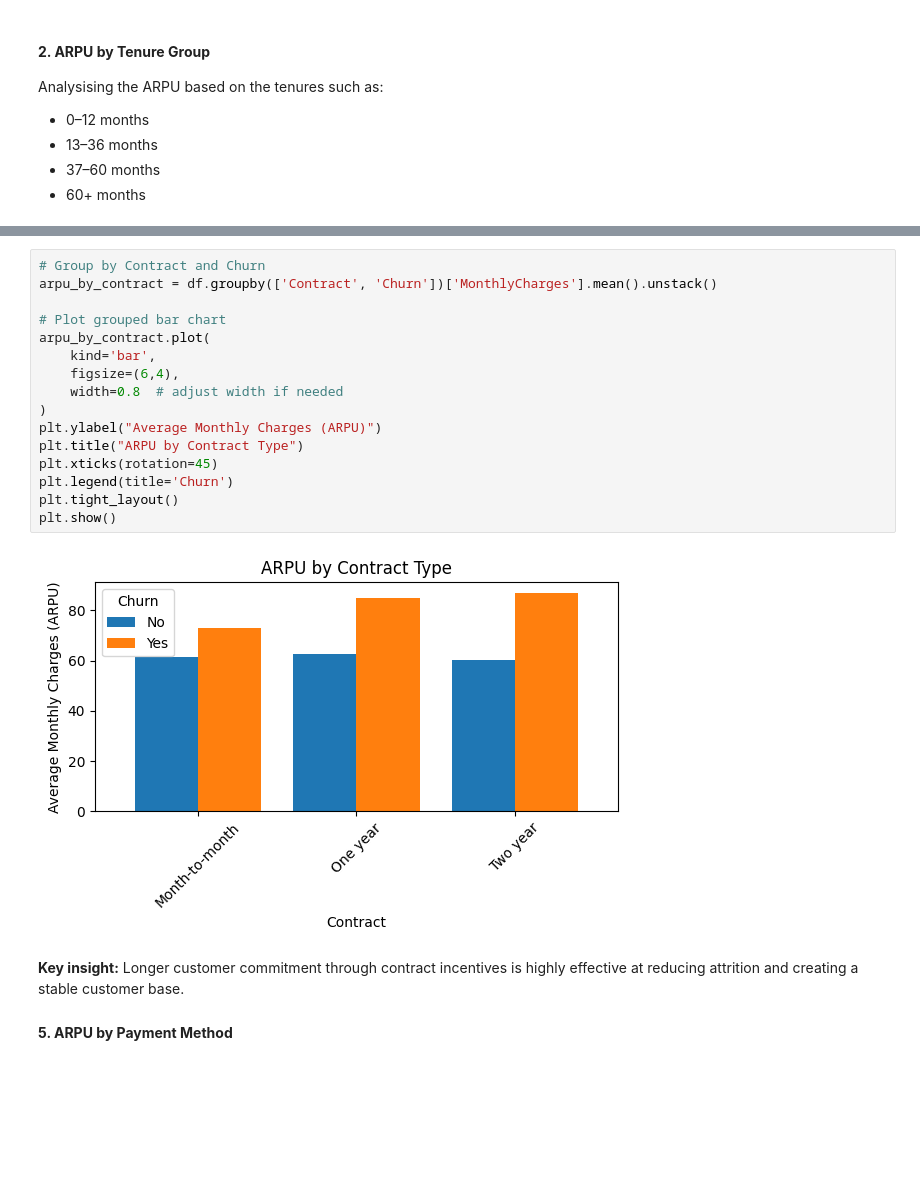
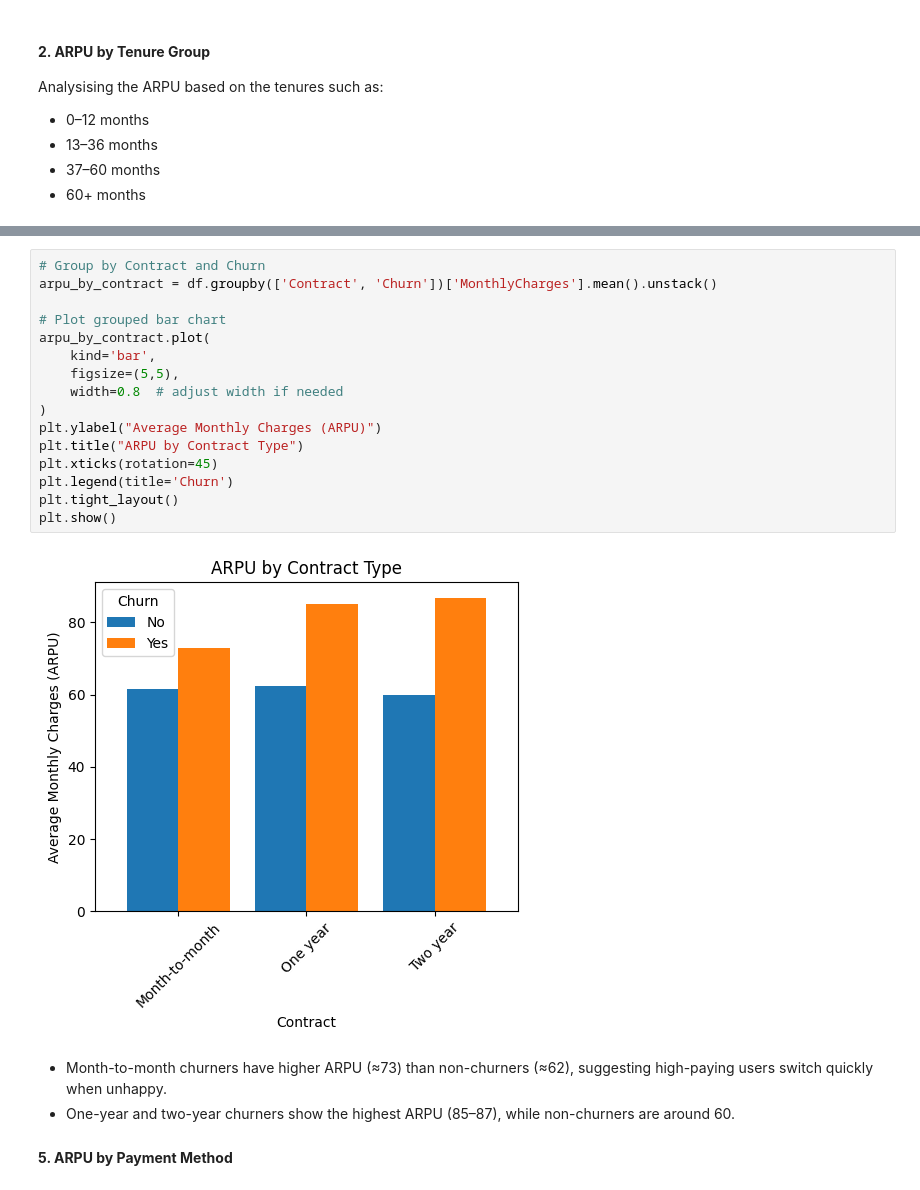
Before and after one commit to rixwan-khan/churn-prediction, a Jupyter notebook: notebooks/02_ARPU_Analysis.ipynb, the cells around one changed output, grey strips where cells are left out. Cells and saved outputs as stored; diff of their text form; blank space fills up the shorter version.

```diff
--- a/notebooks/02_ARPU_Analysis.ipynb
+++ b/notebooks/02_ARPU_Analysis.ipynb
@@ -92,23 +92,24 @@ plt.show()
 # %%
 # Group by Contract and Churn
 arpu_by_contract = df.groupby(['Contract', 'Churn'])['MonthlyCharges'].mean().unstack()
 
 # Plot grouped bar chart
 arpu_by_contract.plot(
     kind='bar',
-    figsize=(6,4),
+    figsize=(5,5),
     width=0.8  # adjust width if needed
 )
 plt.ylabel("Average Monthly Charges (ARPU)")
 plt.title("ARPU by Contract Type")
 plt.xticks(rotation=45)
 plt.legend(title='Churn')
 plt.tight_layout()
 plt.show()
 # %% [output]
-[figure, old version]
+[figure, new version]
 # %% [markdown]
-**Key insight:** Longer customer commitment through contract incentives is highly effective at reducing attrition and creating a stable customer base.
+- Month-to-month churners have higher ARPU (≈73) than non-churners (≈62), suggesting high-paying users switch quickly when unhappy.
+- One-year and two-year churners show the highest ARPU (85–87), while non-churners are around 60.
 
 #### **5. ARPU by Payment Method**
 # %%
```
Also changed, not shown: parts of 6 cells of this notebook, 1 other file.
